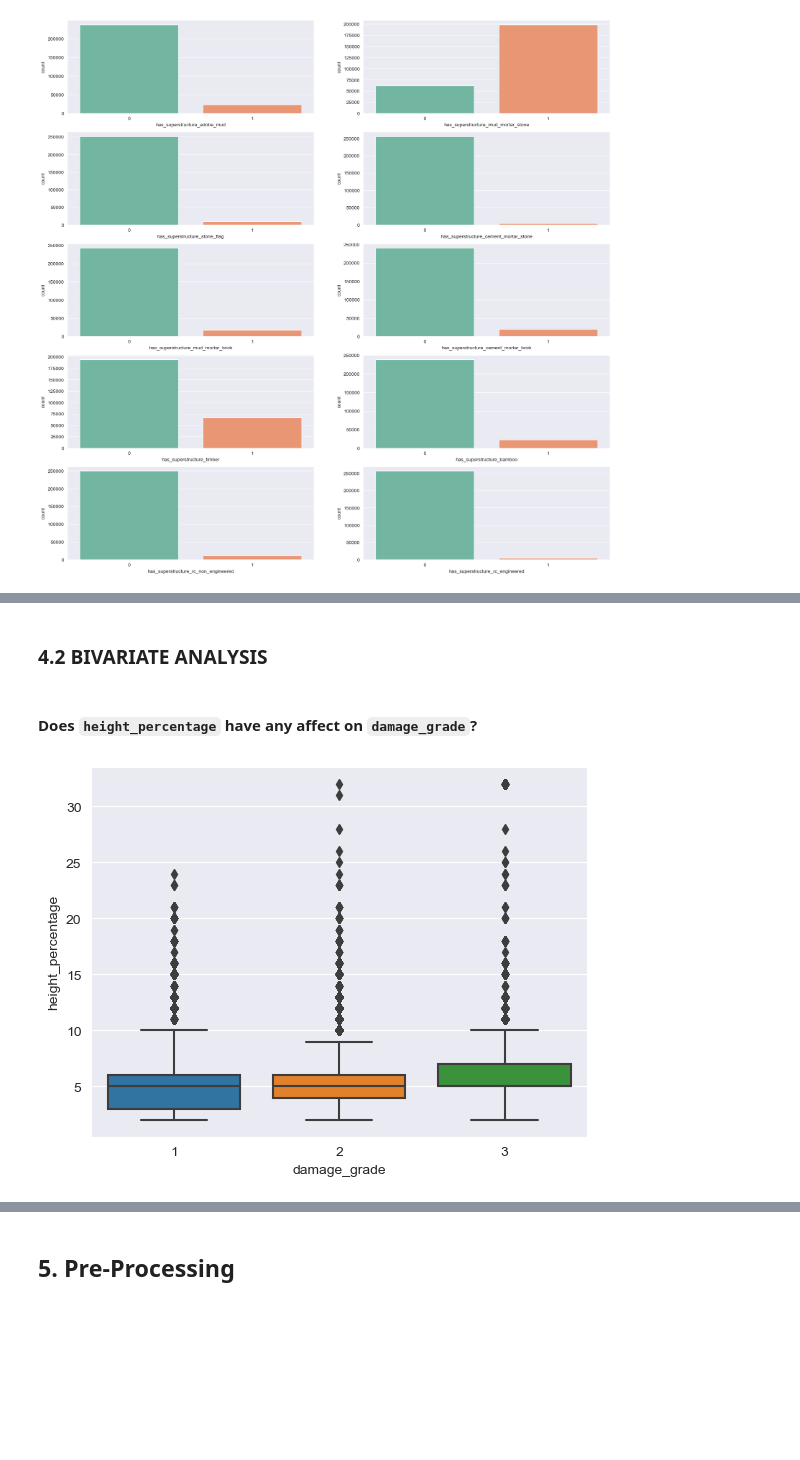
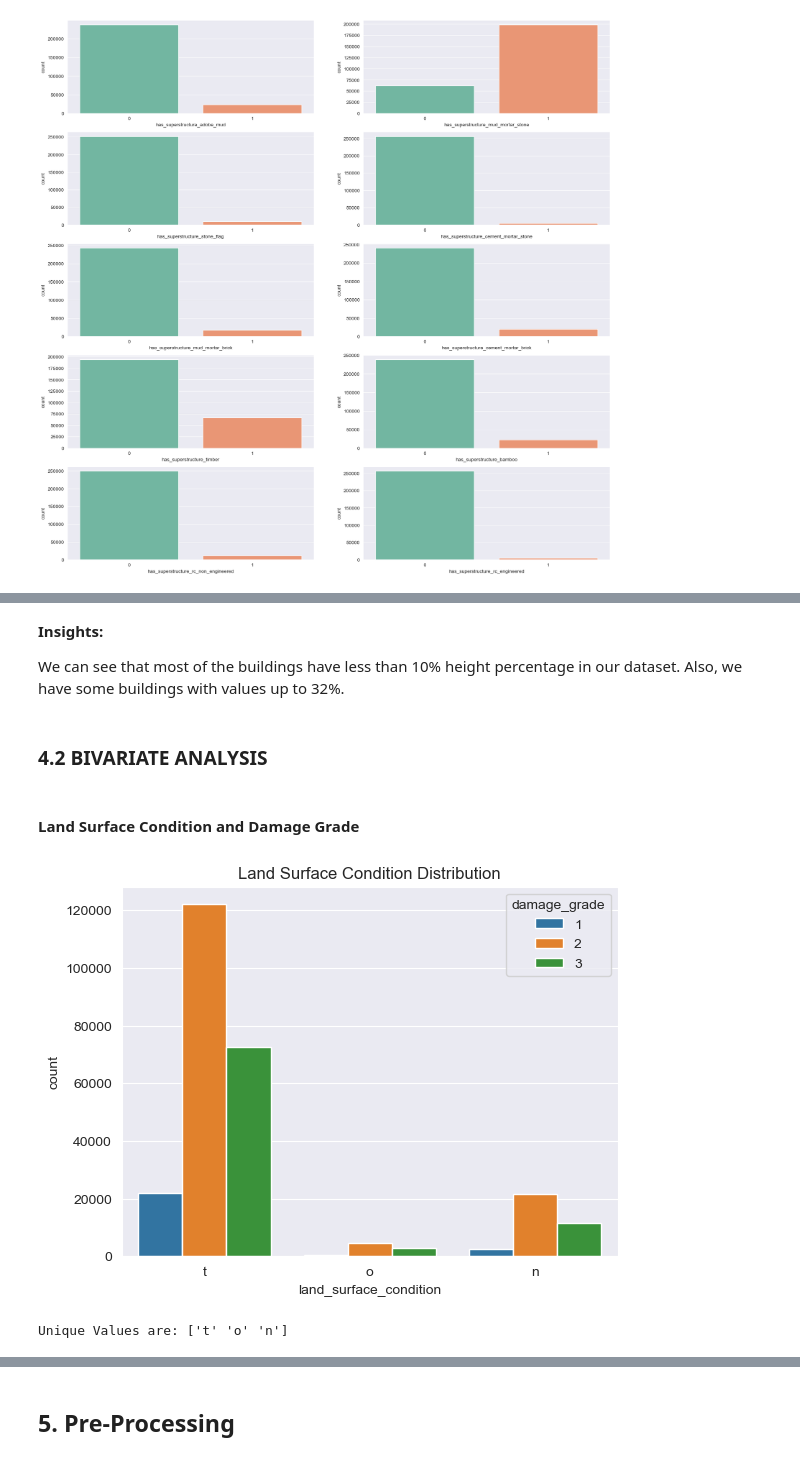
Before and after one commit to Bhandari008/house_damage_prediction, a Jupyter notebook: notebook/EDA.ipynb, the cells around one changed output, grey strips where cells are left out. Saved outputs shown, nothing was run; the diff lists cells and outputs as text; code cells hidden in the pictures; blank space fills up the shorter version.

```diff
--- a/notebook/EDA.ipynb
+++ b/notebook/EDA.ipynb
@@ -342,8 +379,19 @@ plot_proportion(binary_features)
+# %% [markdown]
+**Insights:**
+
+We can see that most of the buildings have less than 10% height percentage in our dataset. Also, we have some buildings with values up to 32%.
 # %% [markdown]
 ### 4.2 BIVARIATE ANALYSIS
-# %% [markdown]
-#### Does `height_percentage` have any affect on `damage_grade`?
-# %%
-sns.boxplot(y='height_percentage', x='damage_grade', data=df);
-# %% [output]
-[figure, removed]
+# %%
+def countplot_vis(attr, title):
+    sns.countplot(x = attr, hue = df["damage_grade"])
+    plt.title(f"{title} Distribution")
+    plt.show()
+    print(f"Unique Values are: {attr.unique()}")
+# %% [markdown]
+#### Land Surface Condition and Damage Grade
+# %%
+countplot_vis(df.land_surface_condition, "Land Surface Condition")
+# %% [output]
+[figure, added]
+Unique Values are: ['t' 'o' 'n']
```
Also changed, not shown: parts of 77 cells of this notebook, 5 other files.
